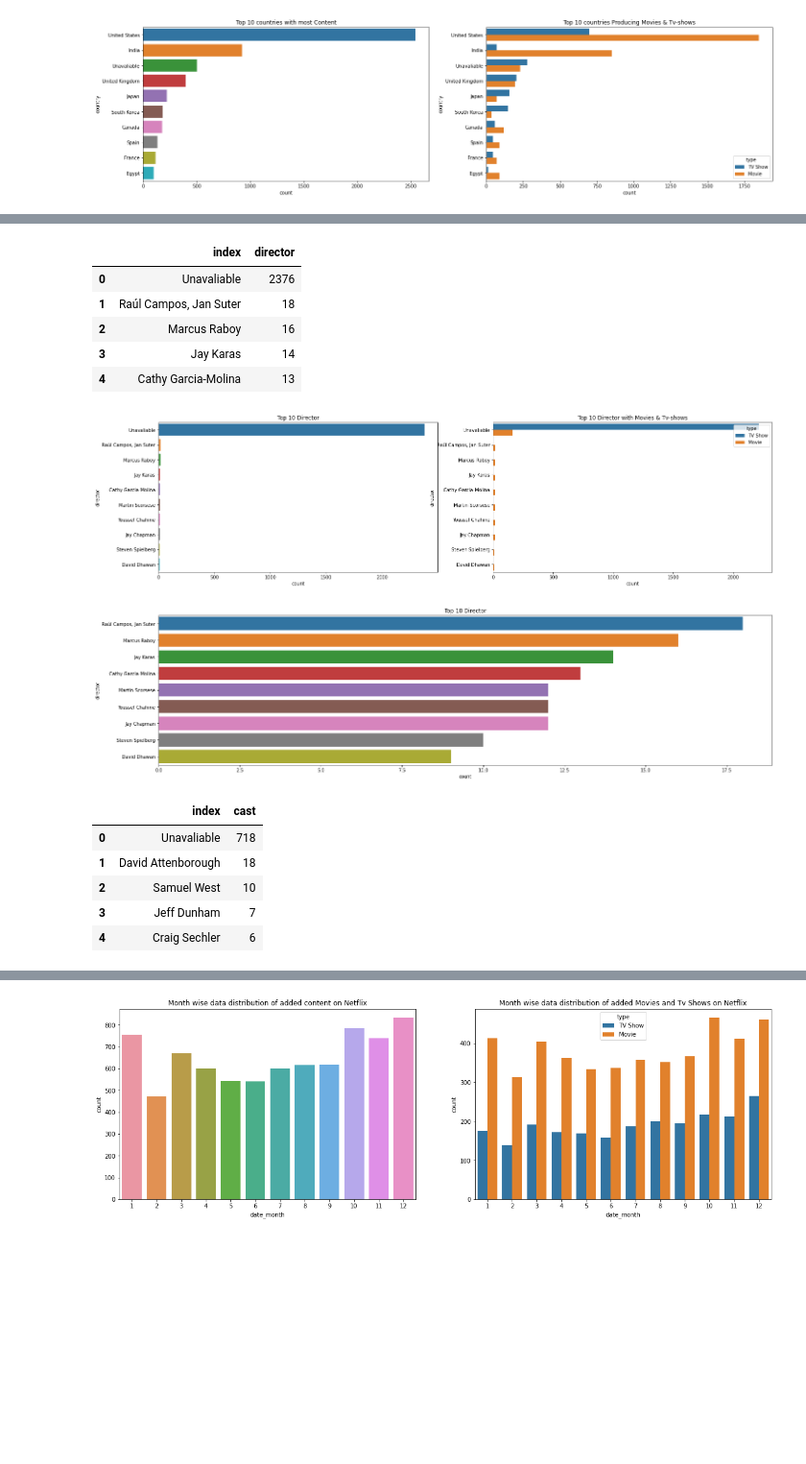
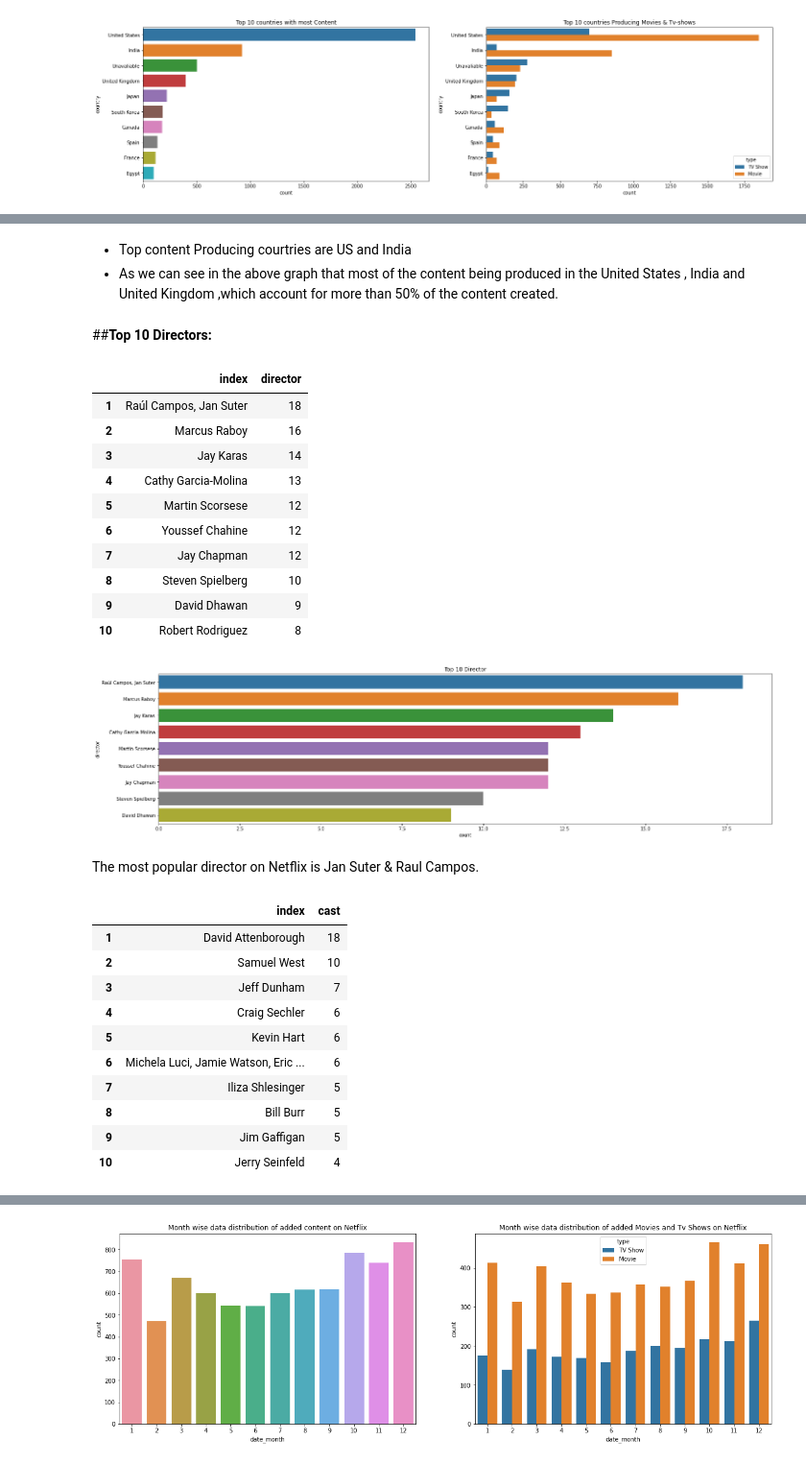
Before and after one commit to MadhurAwasthi/NETFLIX-MOVIES-AND-TV-SHOWS-CLUSTERING-UNSUPERVISED-ML, a Jupyter notebook: NETFLIX_MOVIES_AND_TV_SHOWS_CLUSTERING.ipynb, the cells around one changed output, grey strips where cells are left out. Shown at 96% size. Drawn from its saved outputs; the diff is of its cells as text; code cells hidden in the pictures; blank space fills up the shorter version.

```diff
--- a/NETFLIX_MOVIES_AND_TV_SHOWS_CLUSTERING.ipynb
+++ b/NETFLIX_MOVIES_AND_TV_SHOWS_CLUSTERING.ipynb
@@ -646,36 +564,45 @@ df.head(2)
+# %% [markdown]
+* Top content Producing courtries are US and India
+* As we can see in the above graph that most of the content being produced in the United States , India and United Kingdom ,which account for more than 50% of the content created.
+# %% [markdown]
+##**Top 10 Directors:**
 # %%
 #top 10 director
-df['director'].value_counts().reset_index().head()
+df['director'].value_counts().reset_index().head(11)[1:11]
 # %% [output]
 |  | index | director |
-| 0 | Unavaliable | 2376 |
 | 1 | Raúl Campos, Jan Suter | 18 |
 | 2 | Marcus Raboy | 16 |
 | 3 | Jay Karas | 14 |
 | 4 | Cathy Garcia-Molina | 13 |
+| 5 | Martin Scorsese | 12 |
+| 6 | Youssef Chahine | 12 |
+| 7 | Jay Chapman | 12 |
+| 8 | Steven Spielberg | 10 |
+| 9 | David Dhawan | 9 |
+| 10 | Robert Rodriguez | 8 |
 # %%
 #Figuring some graph
-fig,axs=plt.subplots(1,2,figsize=(24,6))
+plt.figure(figsize=(24,6))
 #Analysing top 10 Director
-sns.countplot(data=df,y='director',ax=axs[0],order=df['director'].value_counts().index[0:10]).set(title='Top 10 Director')
-#This graph represent the Top 10 director with Movies and tv-shows
-sns.countplot(data=df,y='director',ax=axs[1],order=df['director'].value_counts().index[0:10],hue='type').set(title='Top 10 Director with Movies & Tv-shows')
+sns.countplot(y='director',data=df,order=df['director'].value_counts().index[1:10]).set(title='Top 10 Director')
 plt.show()
 # %% [output]
-[figure, old version]
+[figure, new version]
-# %%
-plt.figure(figsize=(24,6))
-sns.countplot(y='director',data=df,order=df['director'].value_counts().index[1:10]).set(title='Top 10 Director')
-plt.show()
-# %% [output]
-[figure, removed]
+# %% [markdown]
+The most popular director on Netflix is Jan Suter & Raul Campos.
 # %%
-#top actor 0 to 8
-df['cast'].value_counts().reset_index().head()
+#top actor
+df['cast'].value_counts().reset_index().head(11)[1:11]
 # %% [output]
 |  | index | cast |
-| 0 | Unavaliable | 718 |
 | 1 | David Attenborough | 18 |
 | 2 | Samuel West | 10 |
 | 3 | Jeff Dunham | 7 |
 | 4 | Craig Sechler | 6 |
+| 5 | Kevin Hart | 6 |
+| 6 | Michela Luci, Jamie Watson, Eric ... | 6 |
+| 7 | Iliza Shlesinger | 5 |
+| 8 | Bill Burr | 5 |
+| 9 | Jim Gaffigan | 5 |
+| 10 | Jerry Seinfeld | 4 |
```
Also changed, not shown: parts of 131 cells of this notebook.
